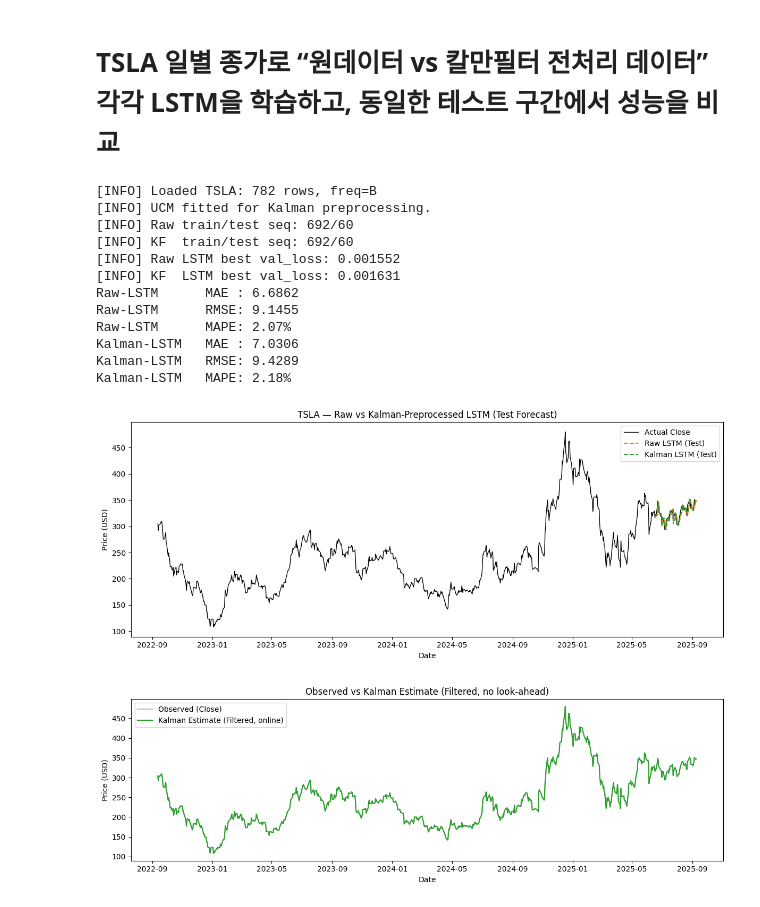
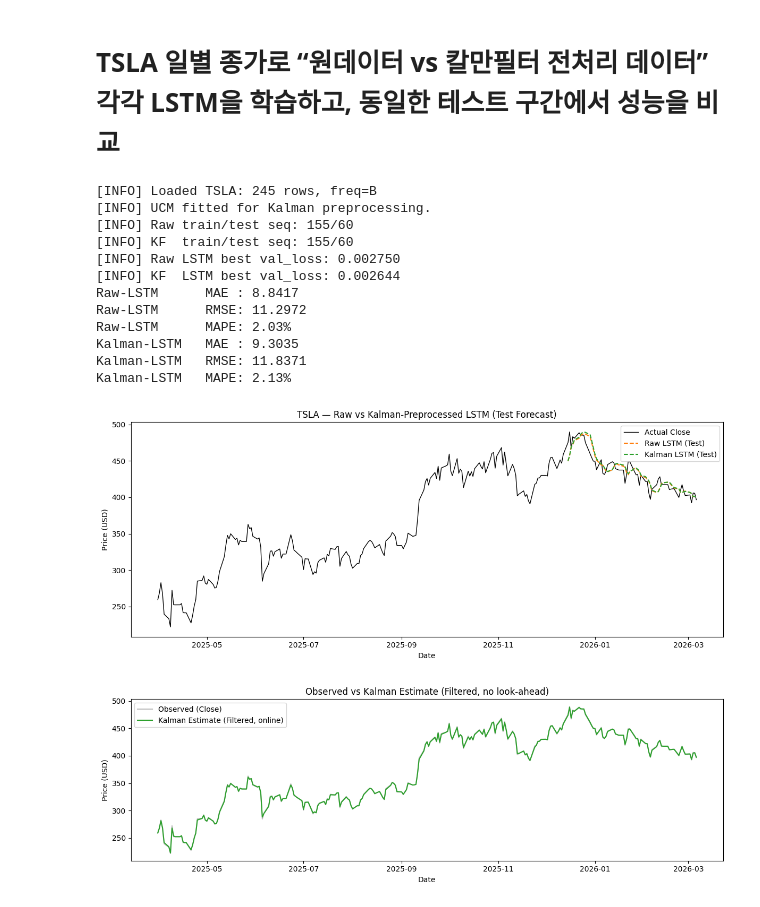
Before and after one commit to nhjung-phd/TimeSeriesAnalysis, a Jupyter notebook: notebooks/10_Kalman_Filter.ipynb, the cells around one changed output. Drawn from its saved outputs; the diff is of its cells as text; code cells hidden in the pictures.

```diff
--- a/notebooks/10_Kalman_Filter.ipynb
+++ b/notebooks/10_Kalman_Filter.ipynb
@@ -122,9 +193,9 @@ from sklearn.metrics import mean_absolute_error, mean_squared_error
 # -----------------------------
 # 0) 유틸 함수
 # -----------------------------
-def safe_download_tsla(period="3y", interval="1d"):
+def safe_download_tsla(start="2025-03-30", end="2026-03-30", interval="1d"):
     """yfinance 반환 형태(빈 DF, MultiIndex 등) 변동에 안전하게 TSLA 종가를 가져오는 함수"""
-    df = yf.download("TSLA", period=period, interval=interval,
+    df = yf.download("TSLA", start=start, end=end, interval=interval,
                      group_by="column", auto_adjust=False, actions=False, progress=False)
     if df is None or df.empty:
         raise RuntimeError("yfinance returned empty data. Check network/period/interval.")
@@ -140,7 +211,7 @@ def safe_download_tsla(period="3y", interval="1d"):
         cand = [c for c in df.columns if c.lower() == "close"]
     if not cand:
         # Ticker API 대체 루트
-        alt = yf.Ticker("TSLA").history(period=period, interval=interval, auto_adjust=False)
+        alt = yf.Ticker("TSLA").history(start=start, end=end, interval=interval, auto_adjust=False)
         if alt is None or alt.empty or "Close" not in alt.columns:
             raise KeyError(f"Cannot find Close column. Current columns: {list(df.columns)}")
         out = alt[["Close"]].copy()
@@ -161,7 +232,7 @@ def mape(y_true, y_pred):
 # 1) 데이터 수집 및 전처리
 # -----------------------------
 # (한글) 최근 3년치 TSLA 종가 다운로드
-df = safe_download_tsla(period="3y", interval="1d")
+df = safe_download_tsla(start="2025-03-30", end="2026-03-30", interval="1d")
 
 # (한글) 로그변환(안정화) 옵션
 use_log = True
@@ -334,10 +427,10 @@ from sklearn.metrics import mean_absolute_error, mean_squared_error
 # -----------------------------
 # 0) 유틸 함수
 # -----------------------------
-def safe_download_close(ticker: str, period="3y", interval="1d"):
+def safe_download_close(ticker: str, start="2025-03-30", end="2026-03-30", interval="1d"):
     """yfinance 반환 형태 변동에 안전하게 종가만 추출"""
     df = yf.download(
-        ticker, period=period, interval=interval,
+        ticker, start=start, end=end, interval=interval,
         group_by="column", auto_adjust=False, actions=False, progress=False
     )
     if df is None or df.empty:
@@ -351,7 +444,7 @@ def safe_download_close(ticker: str, period="3y", interval="1d"):
         df.columns = flat
         cands = [c for c in df.columns if c.lower().endswith("close")]
         if not cands:
-            alt = yf.Ticker(ticker).history(period=period, interval=interval, auto_adjust=False)
+            alt = yf.Ticker(ticker).history(start=start, end=end, interval=interval, auto_adjust=False)
             if alt is None or alt.empty or "Close" not in alt.columns:
                 raise KeyError(f"Cannot find Close column for {ticker}. cols={list(df.columns)}")
             out = alt[["Close"]].copy()
@@ -359,7 +452,7 @@ def safe_download_close(ticker: str, period="3y", interval="1d"):
             out = df.rename(columns={cands[0]: "Close"})[["Close"]].copy()
     else:
         if "Close" not in df.columns:
-            alt = yf.Ticker(ticker).history(period=period, interval=interval, auto_adjust=False)
+            alt = yf.Ticker(ticker).history(start=start, end=end, interval=interval, auto_adjust=False)
             if alt is None or alt.empty or "Close" not in alt.columns:
                 raise KeyError(f"Cannot find Close column for {ticker}. cols={list(df.columns)}")
             out = alt[["Close"]].copy()
@@ -387,8 +480,8 @@ def returns_to_prices(last_price: float, ret_series: pd.Series) -> pd.Series:
 # 1) 데이터 수집 / 빈도 부여 / 변환
 # -----------------------------
 # (한글) TSLA/ SPY 종가 수집
-tsla = safe_download_close("TSLA", period="3y", interval="1d")
-spy  = safe_download_close("SPY",  period="3y", interval="1d")
+tsla = safe_download_close("TSLA", start="2025-03-30", end="2026-03-30", interval="1d")
+spy  = safe_download_close("SPY", start="2025-03-30", end="2026-03-30", interval="1d")
 
 # (한글) 영업일 빈도('B') 강제 및 결측 보간
 tsla = tsla.asfreq("B"); tsla["Close"] = tsla["Close"].ffill()
@@ -564,13 +657,6 @@ Test MAPE : 4.15%
 # %% [markdown]
 # TSLA 일별 종가로 “원데이터 vs 칼만필터 전처리 데이터” 각각 LSTM을 학습하고, 동일한 테스트 구간에서 성능을 비교
 # %%
-# -*- coding: utf-8 -*-
-# -------------------------------------------------------------
-# TSLA 주가예측: 원데이터 vs 칼만필터 전처리 → 각각 LSTM 학습 성능 비교
-# - 주석: 한국어
-# - 출력: 영어
-# -------------------------------------------------------------
-
 import warnings
 warnings.filterwarnings("ignore")
 
@@ -598,9 +684,9 @@ from sklearn.metrics import mean_absolute_error, mean_squared_error
 # -----------------------------
 # 0) 유틸 함수
 # -----------------------------
-def download_close(ticker="TSLA", period="3y", interval="1d"):
+def download_close(ticker="TSLA", start="2025-03-30", end="2026-03-30", interval="1d"):
     """yfinance에서 종가만 안전하게 가져오기(MultiIndex 방어)"""
-    df = yf.download(ticker, period=period, interval=interval,
+    df = yf.download(ticker, start=start, end=end, interval=interval,
                      group_by="column", auto_adjust=False, actions=False, progress=False)
     if df is None or df.empty:
         raise RuntimeError(f"Empty data for {ticker}")
@@ -608,12 +694,12 @@ def download_close(ticker="TSLA", period="3y", interval="1d"):
         df.columns = ["_".join([str(c) for c in col if c is not None]) for col in df.columns]
         cand = [c for c in df.columns if c.lower().endswith("close")]
         if not cand:
-            alt = yf.Ticker(ticker).history(period=period, interval=interval, auto_adjust=False)
+            alt = yf.Ticker(ticker).history(start=start, end=end, interval=interval, auto_adjust=False)
             out = alt[["Close"]].copy()
         else:
             out = df.rename(columns={cand[0]: "Close"})[["Close"]].copy()
     else:
-        out = df[["Close"]].copy() if "Close" in df.columns else yf.Ticker(ticker).history(period=period, interval=interval)[["Close"]].copy()
+        out = df[["Close"]].copy() if "Close" in df.columns else yf.Ticker(ticker).history(start=start, end=end, interval=interval)[["Close"]].copy()
     out.index = pd.to_datetime(out.index).tz_localize(None)
     out = out.sort_index().dropna()
     # 영업일 빈도로 맞추고 결측 전방채움
@@ -652,7 +738,7 @@ def build_lstm(input_len):
 # -----------------------------
 # 1) 데이터 수집
 # -----------------------------
-df = download_close("TSLA", period="3y", interval="1d")
+df = download_close("TSLA", start="2025-03-30", end="2026-03-30", interval="1d")
 price = df["Close"].copy()
 print(f"[INFO] Loaded TSLA: {len(price)} rows, freq={price.index.freqstr}")
 
@@ -759,43 +845,43 @@ def print_scores(name, y_true, y_pred):
     mp = mape(y_true, y_pred)
     print(f"{name}  MAE : {mae:.4f}")
     print(f"{name}  RMSE: {rmse:.4f}")
     print(f"{name}  MAPE: {mp:.2f}%")
 
 print_scores("Raw-LSTM    ", true_price, pred_raw)
 print_scores("Kalman-LSTM ", true_price, pred_kf)
 
 # -----------------------------
 # 6) 시각화 비교
 # -----------------------------
 plt.figure(figsize=(12,5))
 plt.plot(price.index, price.values, label="Actual Close", color="black", linewidth=1)
 plt.plot(idx_raw_test, pred_raw, "--", label="Raw LSTM (Test)", color="tab:orange")
 plt.plot(idx_kf_test, pred_kf, "--", label="Kalman LSTM (Test)", color="tab:green")
 plt.title("TSLA — Raw vs Kalman-Preprocessed LSTM (Test Forecast)")
 plt.xlabel("Date"); plt.ylabel("Price (USD)")
 plt.legend(); plt.tight_layout(); plt.show()
 
 # -----------------------------
 # 7) Kalman Estimate 시각화(참고)
 # -----------------------------
 plt.figure(figsize=(12,4))
 plt.plot(price.index, price.values, label="Observed (Close)", color="tab:gray", alpha=0.5)
 plt.plot(price_kf.index, price_kf.values, label="Kalman Estimate (Filtered, online)", color="tab:green")
 plt.title("Observed vs Kalman Estimate (Filtered, no look-ahead)")
 plt.xlabel("Date"); plt.ylabel("Price (USD)")
 plt.legend(); plt.tight_layout(); plt.show()
 # %% [output]
-[INFO] Loaded TSLA: 782 rows, freq=B
+[INFO] Loaded TSLA: 245 rows, freq=B
 [INFO] UCM fitted for Kalman preprocessing.
-[INFO] Raw train/test seq: 692/60
-[INFO] KF  train/test seq: 692/60
-[INFO] Raw LSTM best val_loss: 0.001552
-[INFO] KF  LSTM best val_loss: 0.001631
-Raw-LSTM      MAE : 6.6862
-Raw-LSTM      RMSE: 9.1455
-Raw-LSTM      MAPE: 2.07%
-Kalman-LSTM   MAE : 7.0306
-Kalman-LSTM   RMSE: 9.4289
-Kalman-LSTM   MAPE: 2.18%
+[INFO] Raw train/test seq: 155/60
+[INFO] KF  train/test seq: 155/60
+[INFO] Raw LSTM best val_loss: 0.002750
+[INFO] KF  LSTM best val_loss: 0.002644
+Raw-LSTM      MAE : 8.8417
+Raw-LSTM      RMSE: 11.2972
+Raw-LSTM      MAPE: 2.03%
+Kalman-LSTM   MAE : 9.3035
+Kalman-LSTM   RMSE: 11.8371
+Kalman-LSTM   MAPE: 2.13%
-[figure, old version]
+[figure, new version]
-[figure, old version]
+[figure, new version]
```
Also changed, not shown: parts of 10 cells of this notebook.
